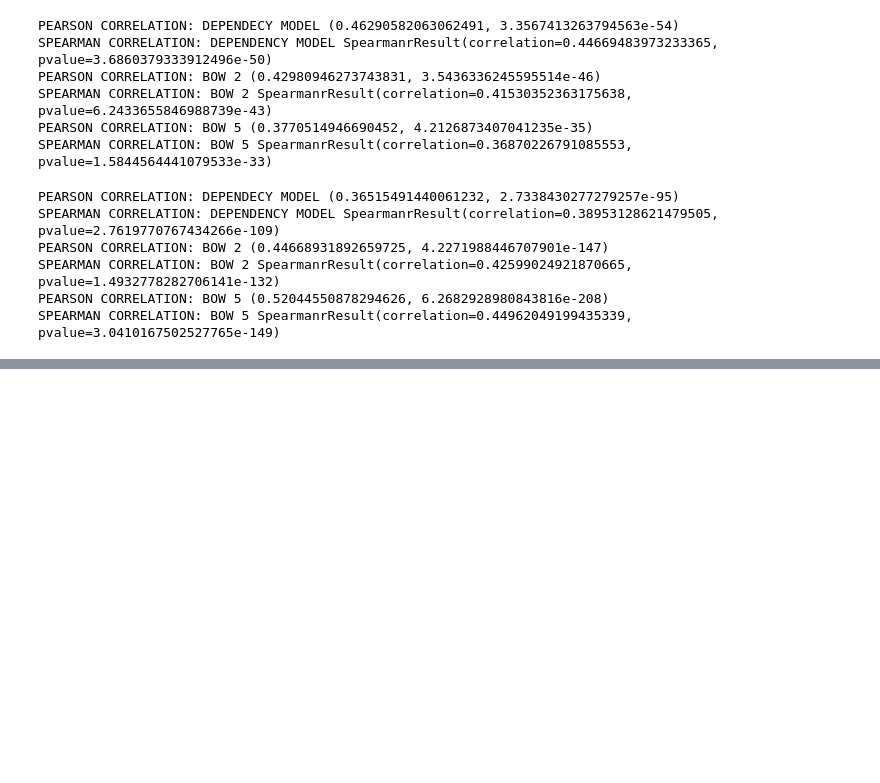
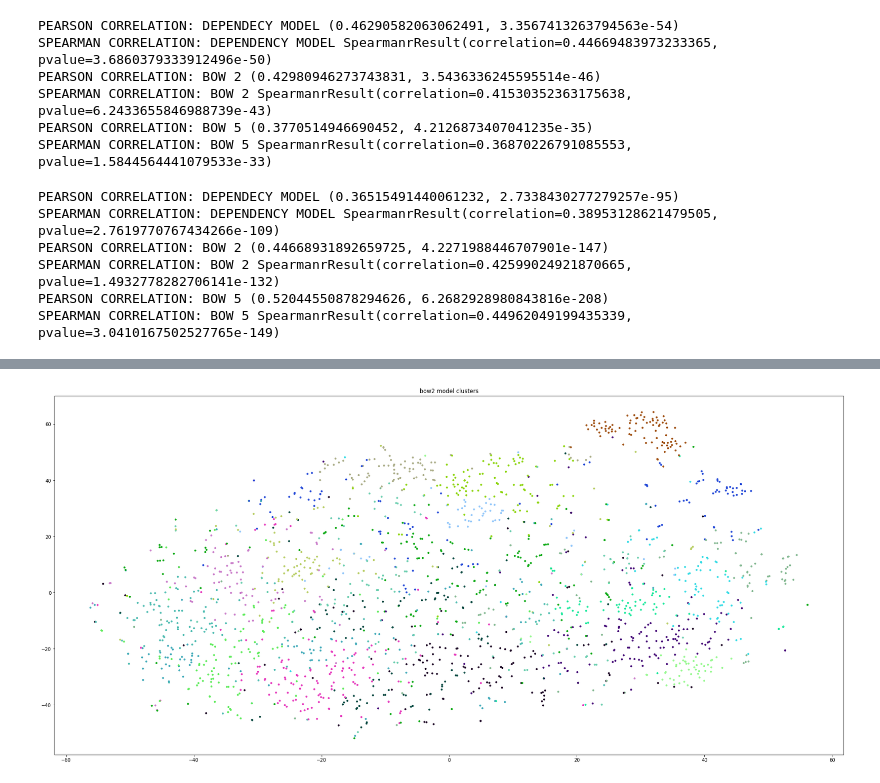
Before and after one commit to Joeri1324/ULL, a Jupyter notebook: lab1/main.ipynb, the cells around one changed output, grey strips where cells are left out. Cells and saved outputs as stored; diff of their text form; code cells hidden in the pictures; blank space fills up the shorter version.

```diff
--- a/lab1/main.ipynb
+++ b/lab1/main.ipynb
@@ -259,0 +318,9 @@ plt.show()
+# %%
+colors = [random_color() for _ in range(20)]
+
+plt.scatter(transformed_bow2[:, 0], transformed_bow2[:, 1], s=10, c=[colors[i] for i in bow2_k_means_fit])
+plt.rcParams['figure.figsize'] = [30, 14]
+plt.title('bow2 model clusters')
+plt.show()
+# %% [output]
+[figure, added]
```
Also changed, not shown: parts of 10 cells of this notebook, 7 other files.
